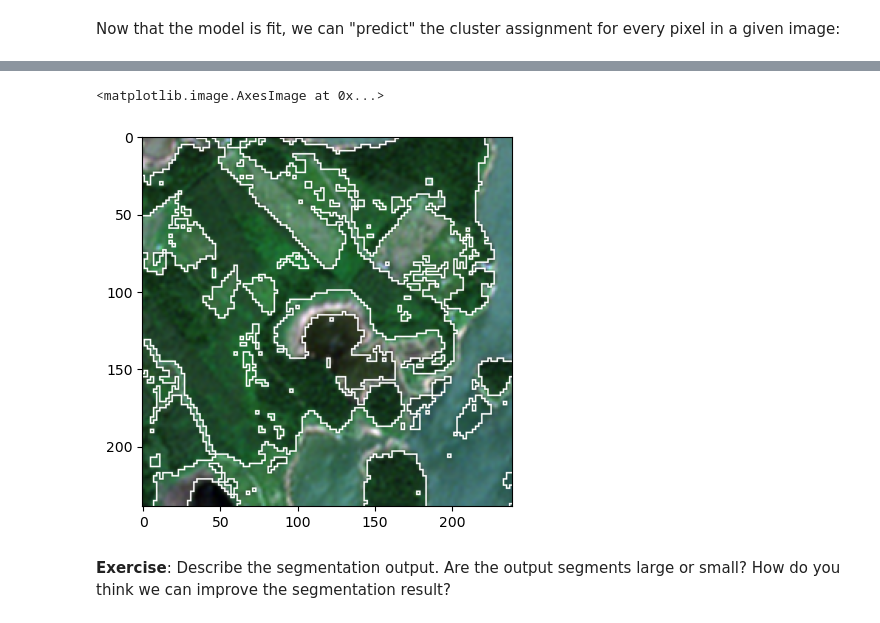
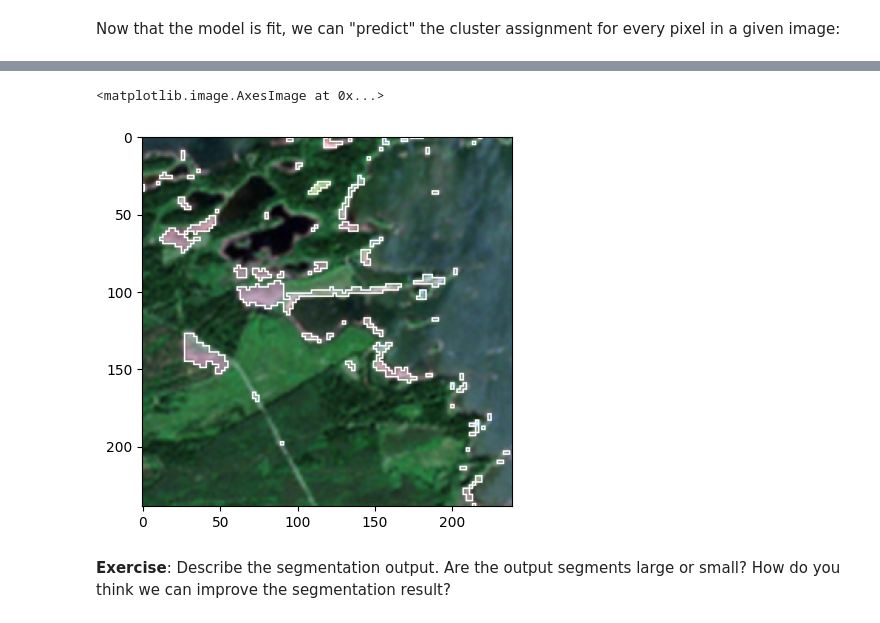
Before and after one commit to Cephas2374/Trading_bot, a Jupyter notebook: segmentation/sentinel-2/sentinel-2.ipynb, the cells around one changed output, grey strips where cells are left out. Saved outputs shown, nothing was run; the diff lists cells and outputs as text; code cells hidden in the pictures.

```diff
--- a/segmentation/sentinel-2/sentinel-2.ipynb
+++ b/segmentation/sentinel-2/sentinel-2.ipynb
@@ -132,7 +140,7 @@ Now that the model is fit, we can "predict" the cluster assignment for every pix
 # %%
 from skimage.segmentation import mark_boundaries
 
-i = 3  # image id
+i = 2  # image id
 
 # this is the prediction step that assigns every pixel a cluster id
 pred = model.predict(np.dstack(data_rgb[i]).reshape(-1, data_rgb.shape[1])).reshape(data_rgb[i].shape[1:])
@@ -148,5 +156,5 @@ Clipping input data to the valid range for imshow with RGB data ([0..1] for floa
 <matplotlib.image.AxesImage at 0x...>
-[figure, old version]
+[figure, new version]
 # %% [markdown]
 **Exercise**: Describe the segmentation output. Are the output segments large or small? How do you think we can improve the segmentation result?
 # %% [markdown]
```
Also changed, not shown: parts of 14 cells of this notebook.
